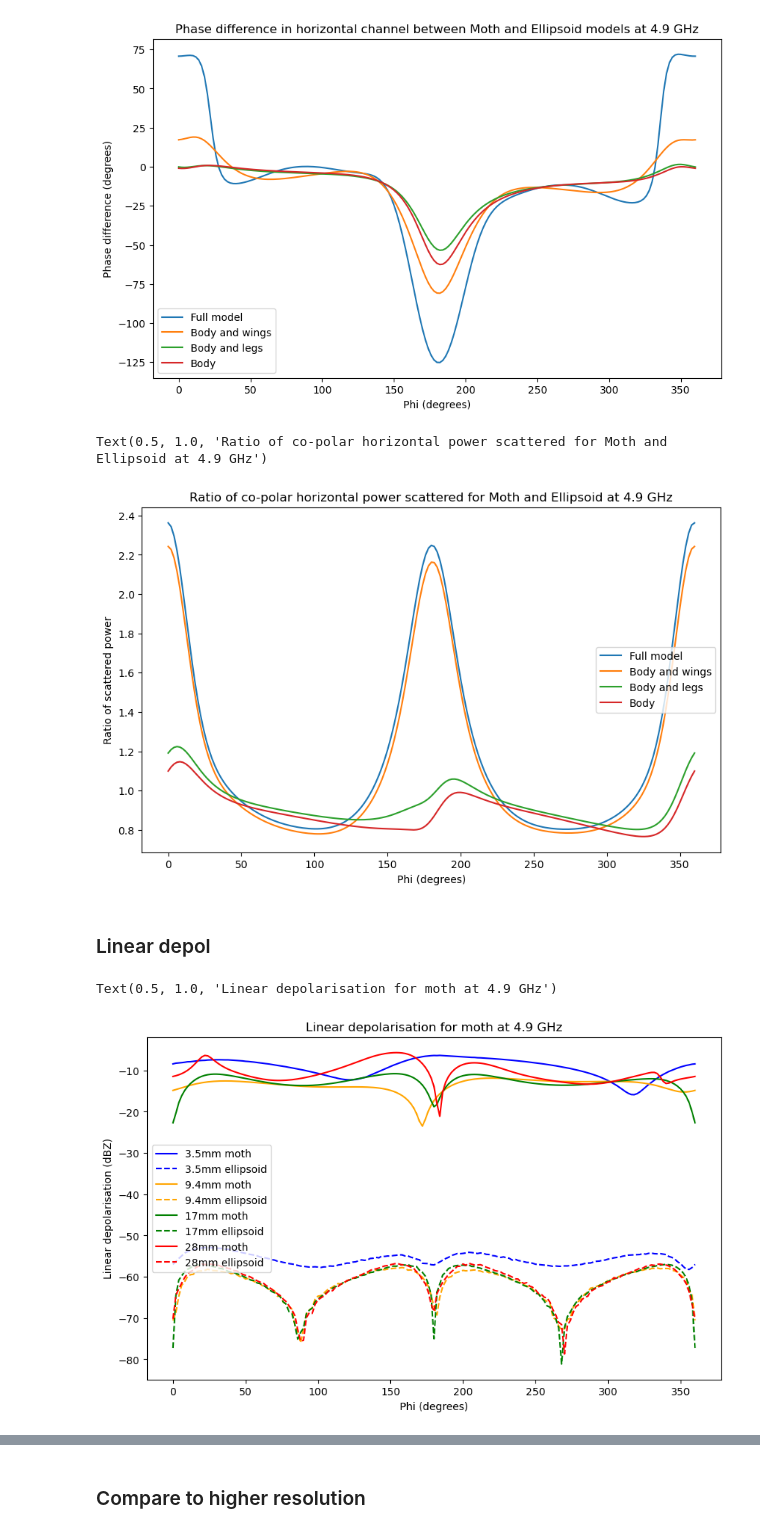
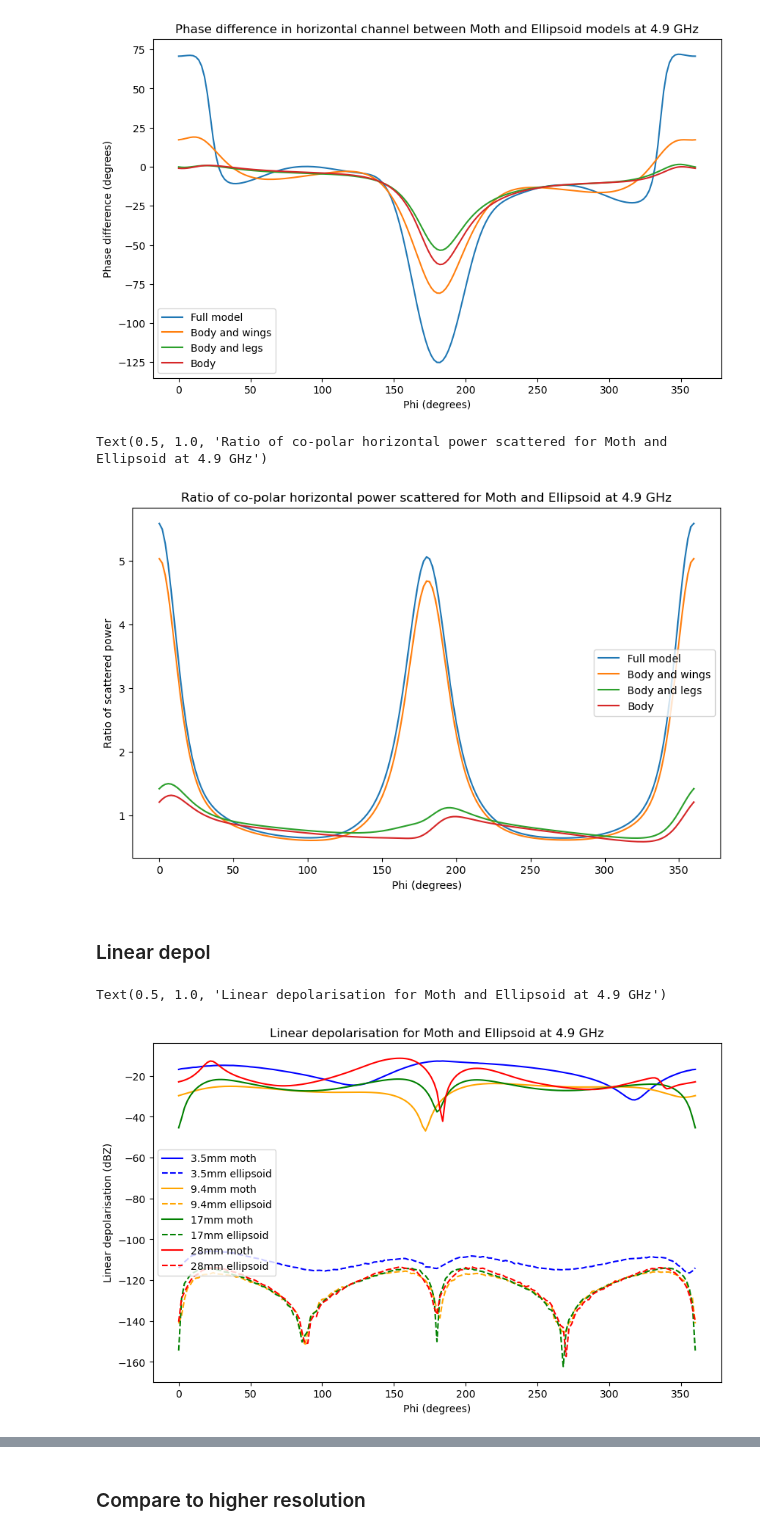
Before and after one commit to TommyMatthews/WIPL-python-analysis, a Jupyter notebook: low_res_phase_analysis.ipynb, the cells around one changed output, grey strips where cells are left out. Cells and saved outputs as stored; diff of their text form; code cells hidden in the pictures.

```diff
--- a/low_res_phase_analysis.ipynb
+++ b/low_res_phase_analysis.ipynb
@@ -90,13 +90,13 @@ def get_horizontal_returned_phase(df):
 # %%
 def get_horizontal_returned_power(df):
     horizontal_field = df['Ephi'].astype(complex).to_numpy()
-    power = np.abs(horizontal_field)
+    power = np.abs(horizontal_field)**2
     return power
 # %%
 def get_linear_depol_ratio(df):
     horizontal_power = get_horizontal_returned_power(df)
     vertical_power = df['Etheta'].astype(complex).to_numpy()
-    vertical_power = np.abs(vertical_power)
+    vertical_power = np.abs(vertical_power)**2
     depol_ratio = 10 * np.log10(vertical_power / horizontal_power)
     return depol_ratio
 # %%
@@ -271,32 +271,32 @@ plt.ylabel('Ratio of scattered power')
 plt.title(f'Ratio of co-polar horizontal power scattered for Moth and Ellipsoid at 4.9 GHz')
 # %% [output]
 Text(0.5, 1.0, 'Ratio of co-polar horizontal power scattered for Moth and Ellipsoid at 4.9 GHz')
-[figure, old version]
+[figure, new version]
 # %% [markdown]
 ### Linear depol
 # %%
 polarisation = 'H'
 frequency = 3 #4.9GHz
 
 for scale, size, colour in zip(['0206', '0553', '1000', '1588'], ['3.5mm', '9.4mm', '17mm', '28mm'], ['blue', 'orange', 'green', 'red']):
     df_bernard = single_pol_obj_dict['Bernard'][scale][polarisation][frequency]
     df_ellipsoid = single_pol_obj_dict['Ellipsoid'][scale][polarisation][frequency]
     ldp_bernard = get_linear_depol_ratio(df_bernard)
     ldp_ellipsoid = get_linear_depol_ratio(df_ellipsoid)
 
     # power_ratio = 10*np.log10(power_bernard/power_ellipsoid)
     plt.plot(df_bernard['phi'], ldp_bernard, label=f'{size} moth', linestyle = '-', color=colour)
     plt.plot(df_bernard['phi'], ldp_ellipsoid, label=f'{size} ellipsoid', linestyle = '--', color=colour)
 
 fig = plt.gcf()
 fig.set_size_inches(10, 6)
 plt.legend()
 plt.xlabel('Phi (degrees)')
 plt.ylabel('Linear depolarisation (dBZ)')
-plt.title(f'Linear depolarisation for moth at 4.9 GHz')
+plt.title(f'Linear depolarisation for Moth and Ellipsoid at 4.9 GHz')
 # %% [output]
-Text(0.5, 1.0, 'Linear depolarisation for moth at 4.9 GHz')
+Text(0.5, 1.0, 'Linear depolarisation for Moth and Ellipsoid at 4.9 GHz')
-[figure, old version]
+[figure, new version]
 # %%
 polarisation = 'H'
 frequency = 3 #4.9GHz
```
Also changed, not shown: parts of 9 cells of this notebook, 9 other files.
